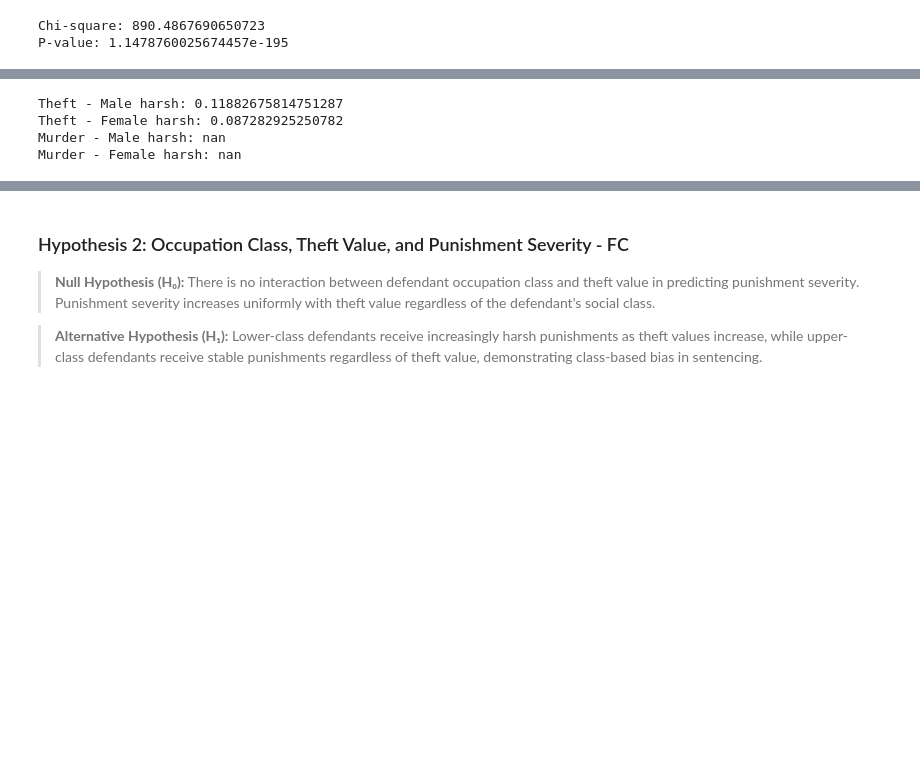
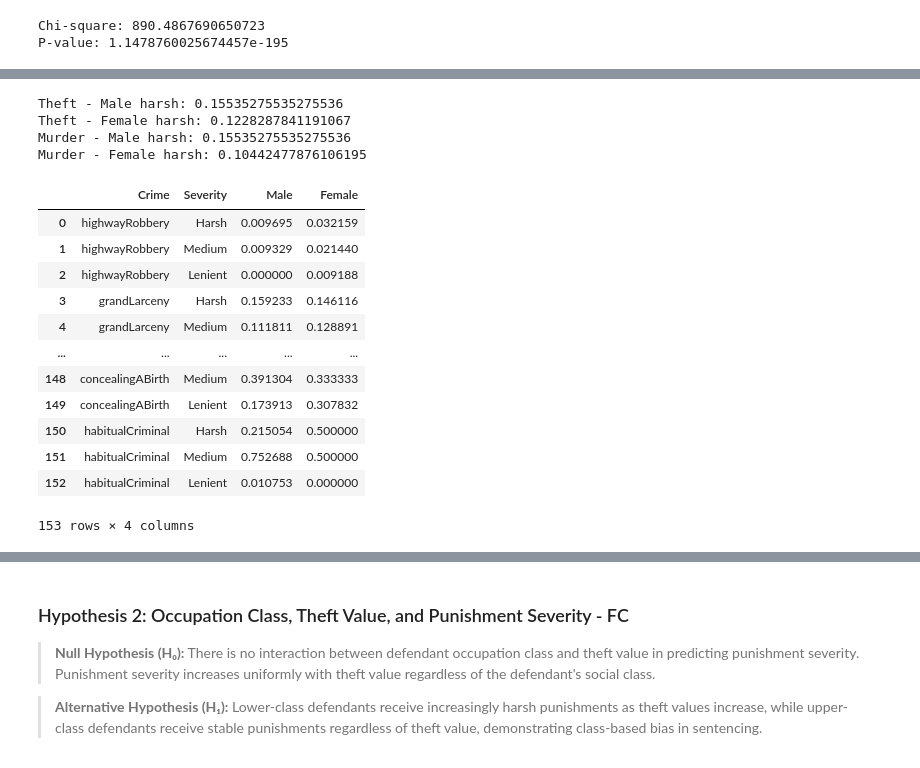
Before and after one commit to shayeliza/M6006_assignment3_23451794514, a Jupyter notebook: Working_document_new.ipynb, the cells around one changed output, grey strips where cells are left out. Drawn from its saved outputs; the diff is of its cells as text; code cells hidden in the pictures; blank space fills up the shorter version.

```diff
--- a/Working_document_new.ipynb
+++ b/Working_document_new.ipynb
@@ -1293,26 +1333,63 @@ P-value: 1.1478760025674457e-195
 # %%
-# when crime # X, harsh punishments are given to men more than women
-# Test for theft
-male_theft = df[(df['defendant_gender'] == 'male') & (df['offence_category'] == 'theft')]
-female_theft = df[(df['defendant_gender'] == 'female') & (df['offence_category'] == 'theft')]
 
-male_theft_harsh = (male_theft['punishment_detail'].isin(harsh)).sum() / len(male_theft)
-female_theft_harsh = (female_theft['punishment_detail'].isin(harsh)).sum() / len(female_theft)
+# Test for burglary
+male_burglary = df[(df['defendant_gender'] == 'male') & (df['offence_subcategory'] == 'burglary')]
+female_burglary= df[(df['defendant_gender'] == 'female') & (df['offence_subcategory'] == 'burglary')]
 
-print("Theft - Male harsh:", male_theft_harsh)
-print("Theft - Female harsh:", female_theft_harsh)
+male_burglary_harsh = (male_burglary['punishment_detail'].isin(harsh)).sum() / len(male_burglary)
+female_burglary_harsh = (female_burglary['punishment_detail'].isin(harsh)).sum() / len(female_burglary)
+
+print("Theft - Male harsh:", male_burglary_harsh)
+print("Theft - Female harsh:", female_burglary_harsh)
 
 # Test for murder
-male_murder = df[(df['defendant_gender'] == 'male') & (df['offence_category'] == 'murder')]
-female_murder = df[(df['defendant_gender'] == 'female') & (df['offence_category'] == 'murder')]
+male_murder = df[(df['defendant_gender'] == 'male') & (df['offence_subcategory'] == 'murder')]
+female_murder = df[(df['defendant_gender'] == 'female') & (df['offence_subcategory'] == 'murder')]
 
 male_murder_harsh = (male_murder['punishment_detail'].isin(harsh)).sum() / len(male_murder)
 female_murder_harsh = (female_murder['punishment_detail'].isin(harsh)).sum() / len(female_murder)
 
-print("Murder - Male harsh:", male_murder_harsh)
+print("Murder - Male harsh:", male_burglary_harsh)
 print("Murder - Female harsh:", female_murder_harsh)
 # %% [output]
-Theft - Male harsh: 0.11882675814751287
-Theft - Female harsh: 0.087282925250782
-Murder - Male harsh: nan
-Murder - Female harsh: nan
+Theft - Male harsh: 0.15535275535275536
+Theft - Female harsh: 0.1228287841191067
+Murder - Male harsh: 0.15535275535275536
+Murder - Female harsh: 0.10442477876106195
+# %%
+results = []
+
+for crime in df['offence_subcategory'].unique():
+    male_crime = df[(df['defendant_gender'] == 'male') & (df['offence_subcategory'] == crime)]
+    female_crime = df[(df['defendant_gender'] == 'female') & (df['offence_subcategory'] == crime)]
+
+    if len(male_crime) > 0 and len(female_crime) > 0:
+        male_harsh = (male_crime['punishment_detail'].isin(harsh)).sum() / len(male_crime)
+        female_harsh = (female_crime['punishment_detail'].isin(harsh)).sum() / len(female_crime)
+
+        male_medium = (male_crime['punishment_detail'].isin(medium)).sum() / len(male_crime)
+        female_medium = (female_crime['punishment_detail'].isin(medium)).sum() / len(female_crime)
+
+        male_lenient = (male_crime['punishment_detail'].isin(lenient)).sum() / len(male_crime)
+        female_lenient = (female_crime['punishment_detail'].isin(lenient)).sum() / len(female_crime)
+
+        results.append({'Crime': crime, 'Severity': 'Harsh', 'Male': male_harsh, 'Female': female_harsh})
+        results.append({'Crime': crime, 'Severity': 'Medium', 'Male': male_medium, 'Female': female_medium})
+        results.append({'Crime': crime, 'Severity': 'Lenient', 'Male': male_lenient, 'Female': female_lenient})
+
+results_df = pd.DataFrame(results)
+results_df
+# %% [output]
+|  | Crime | Severity | Male | Female |
+| 0 | highwayRobbery | Harsh | 0.009695 | 0.032159 |
+| 1 | highwayRobbery | Medium | 0.009329 | 0.021440 |
+| 2 | highwayRobbery | Lenient | 0.000000 | 0.009188 |
+| 3 | grandLarceny | Harsh | 0.159233 | 0.146116 |
+| 4 | grandLarceny | Medium | 0.111811 | 0.128891 |
+| ... | ... | ... | ... | ... |
+| 148 | concealingABirth | Medium | 0.391304 | 0.333333 |
+| 149 | concealingABirth | Lenient | 0.173913 | 0.307832 |
+| 150 | habitualCriminal | Harsh | 0.215054 | 0.500000 |
+| 151 | habitualCriminal | Medium | 0.752688 | 0.500000 |
+| 152 | habitualCriminal | Lenient | 0.010753 | 0.000000 |
+153 rows × 4 columns
```
Also changed, not shown: parts of 19 cells of this notebook, 2 other files.
